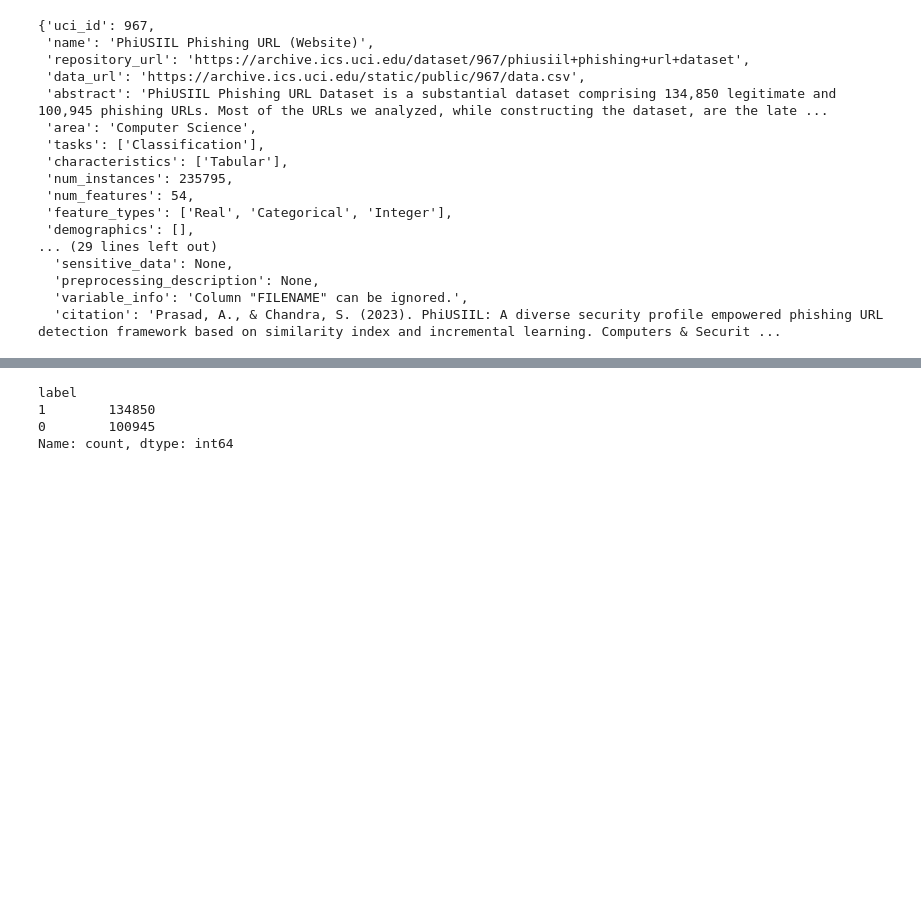
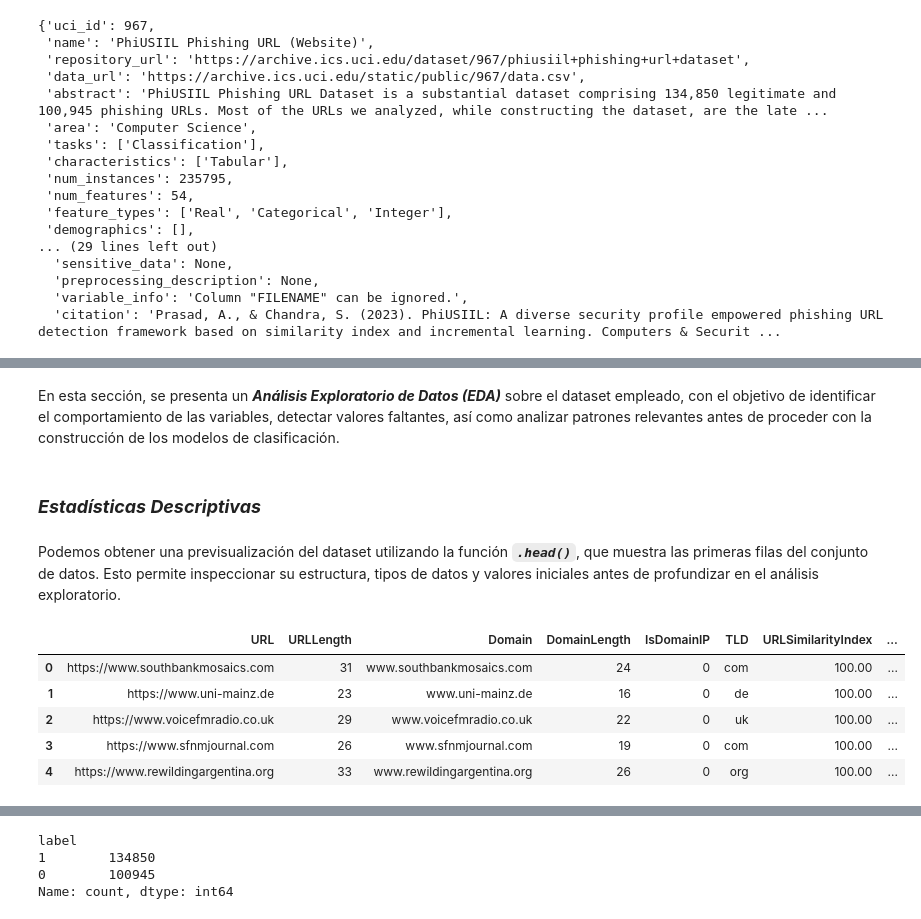
Before and after one commit to SergioSilveraM/jbook_ml202501, a Jupyter notebook: _sources/EDA.ipynb, the cells around one changed output, grey strips where cells are left out. Cells and saved outputs as stored; diff of their text form; code cells hidden in the pictures; blank space fills up the shorter version.

Commit message:
Carga de archivos iniciales

```diff
--- a/_sources/EDA.ipynb
+++ b/_sources/EDA.ipynb
@@ -63,0 +150,4 @@ X.head()
+# %% [markdown]
+En esta sección, se presenta un ***Análisis Exploratorio de Datos (EDA)*** sobre el dataset empleado, con el objetivo de identificar el comportamiento de las variables, detectar valores faltantes, así como analizar patrones relevantes antes de proceder con la construcción de los modelos de clasificación.
+# %% [markdown]
+### ***Estadísticas Descriptivas***
@@ -63,0 +177,12 @@ X.head()
+# %% [markdown]
+Podemos obtener una previsualización del dataset utilizando la función ***`.head()`***, que muestra las primeras filas del conjunto de datos. Esto permite inspeccionar su estructura, tipos de datos y valores iniciales antes de profundizar en el análisis exploratorio.
+# %%
+df = pd.concat([X, y], axis=1)
+df.head()
+# %% [output]
+|  | URL | URLLength | Domain | DomainLength | IsDomainIP | TLD | URLSimilarityIndex | ... |
+| 0 | https://www.southbankmosaics.com | 31 | www.southbankmosaics.com | 24 | 0 | com | 100.00 | ... |
+| 1 | https://www.uni-mainz.de | 23 | www.uni-mainz.de | 16 | 0 | de | 100.00 | ... |
+| 2 | https://www.voicefmradio.co.uk | 29 | www.voicefmradio.co.uk | 22 | 0 | uk | 100.00 | ... |
+| 3 | https://www.sfnmjournal.com | 26 | www.sfnmjournal.com | 19 | 0 | com | 100.00 | ... |
+| 4 | https://www.rewildingargentina.org | 33 | www.rewildingargentina.org | 26 | 0 | org | 100.00 | ... |
```
Also changed, not shown: parts of 23 cells of this notebook, 7 other files.
